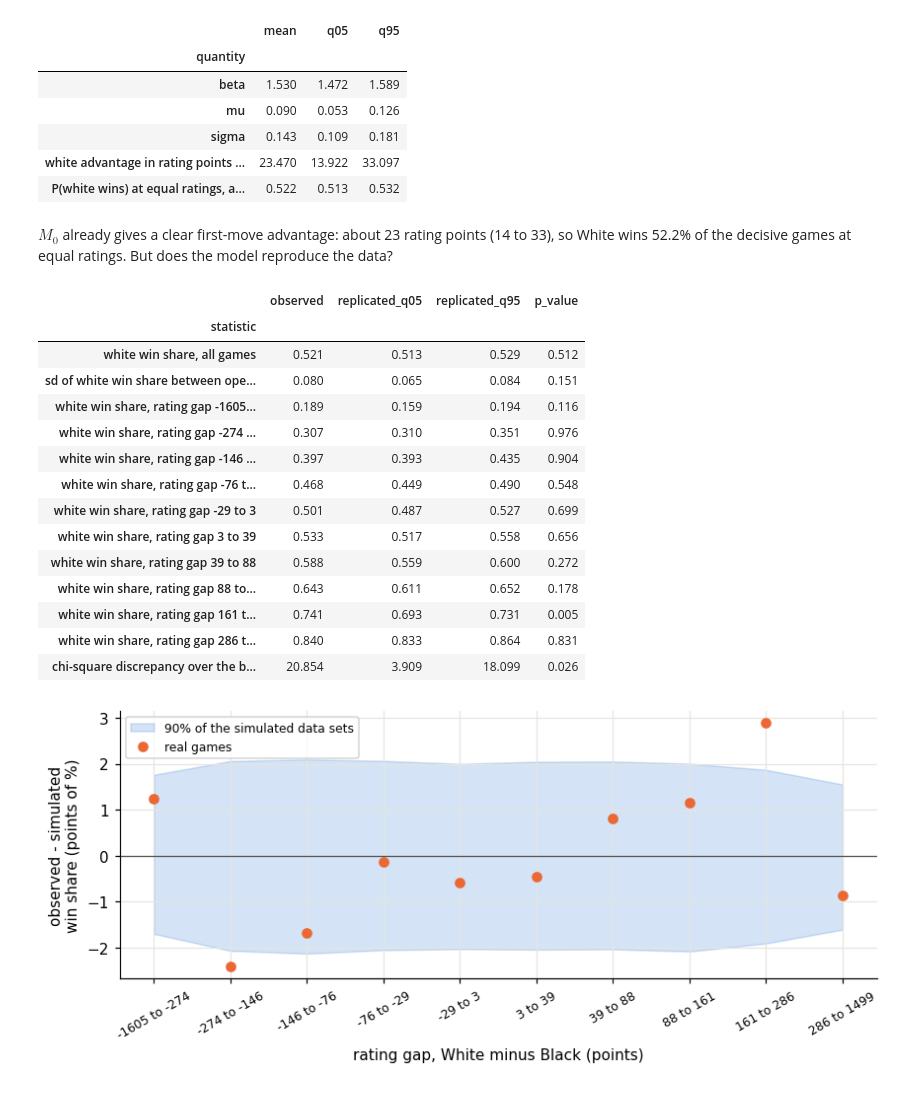
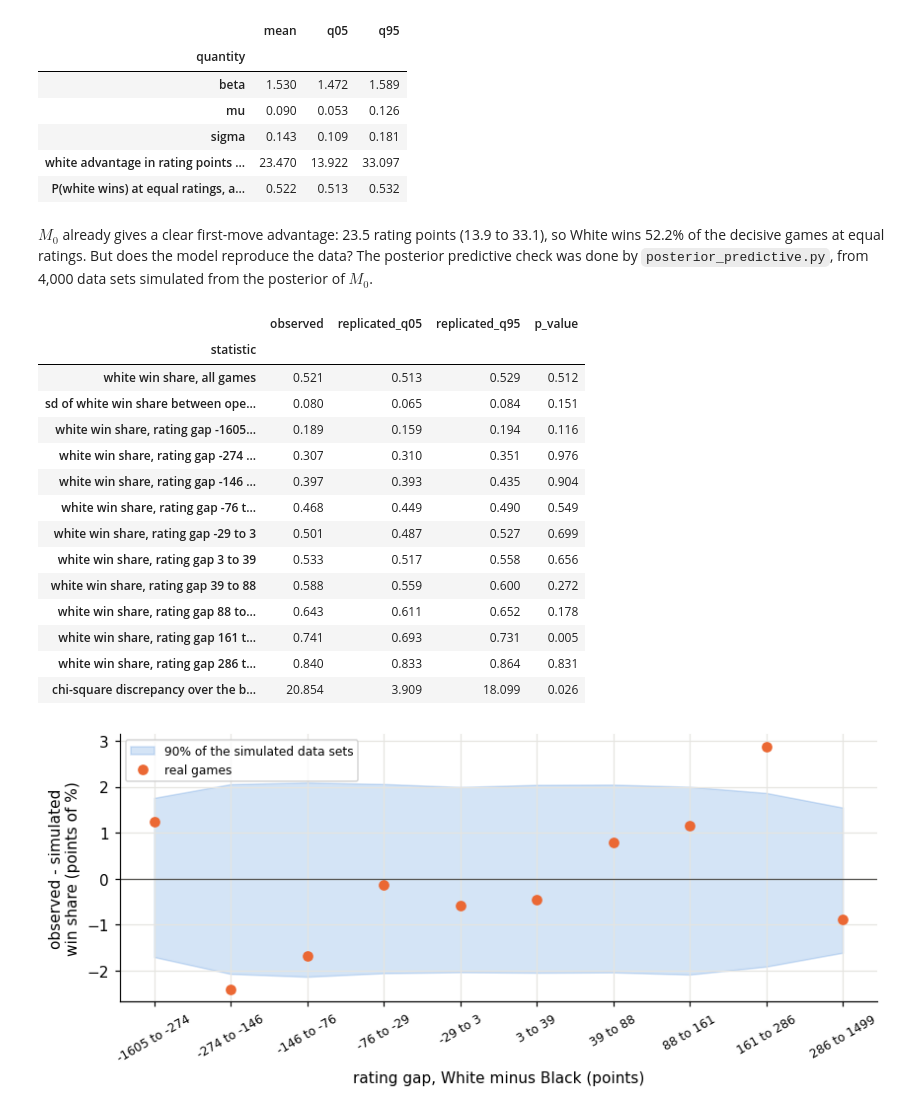
Before and after one commit to widodu77/bayesan-report, a Jupyter notebook: code/chess_analysis.ipynb, the cells around one changed output. Cells and saved outputs as stored; diff of their text form; code cells hidden in the pictures.

```diff
--- a/code/chess_analysis.ipynb
+++ b/code/chess_analysis.ipynb
@@ -31,6 +33,8 @@ import numpy as np
 import pandas as pd
 import matplotlib.pyplot as plt
 from scipy import stats
+
+from rounding import fmt   # the rounding rule of the report and its figures
 
 # colors and plot style
 BLUE, ORANGE, INK, GREY = "#2a78d6", "#eb6834", "#0b0b0b", "#52514e"
@@ -47,6 +51,12 @@ def table(name):
 
 def logistic(x):
     return 1 / (1 + np.exp(-x))
+
+
+def rounded(values, digits, scale=1):
+    """Round a table (or a column) for display exactly as the report rounds its numbers"""
+    return values.map(lambda v: float(fmt(v, digits, scale).replace(",", ""))
+                      if isinstance(v, float) and np.isfinite(v) else v)
 # %% [markdown]
 # 1 - Loading the data
 # %%
@@ -318,19 +328,19 @@ table("posterior_shared").set_index("quantity")[["mean", "q05", "q95"]].round(3)
 | white advantage in rating points ... | 23.470 | 13.922 | 33.097 |
 | P(white wins) at equal ratings, a... | 0.522 | 0.513 | 0.532 |
 # %% [markdown]
-$M_0$ already gives a clear first-move advantage: about 23 rating points (14 to 33), so White wins 52.2% of the decisive games at equal ratings. But does the model reproduce the data?
+$M_0$ already gives a clear first-move advantage: 23.5 rating points (13.9 to 33.1), so White wins 52.2% of the decisive games at equal ratings. But does the model reproduce the data? The posterior predictive check was done by `posterior_predictive.py`, from 4,000 data sets simulated from the posterior of $M_0$.
 # %%
 check_M0 = table("posterior_predictive").set_index("statistic")
-check_M0[["observed", "replicated_q05", "replicated_q95", "p_value"]].round(3)
+check_M0[["observed", "replicated_q05", "replicated_q95", "p_value"]].pipe(rounded, 3)
 # %% [output]
 |  | observed | replicated_q05 | replicated_q95 | p_value |
 | statistic |  |  |  |  |
 | white win share, all games | 0.521 | 0.513 | 0.529 | 0.512 |
 | sd of white win share between ope... | 0.080 | 0.065 | 0.084 | 0.151 |
 | white win share, rating gap -1605... | 0.189 | 0.159 | 0.194 | 0.116 |
 | white win share, rating gap -274 ... | 0.307 | 0.310 | 0.351 | 0.976 |
 | white win share, rating gap -146 ... | 0.397 | 0.393 | 0.435 | 0.904 |
-| white win share, rating gap -76 t... | 0.468 | 0.449 | 0.490 | 0.548 |
+| white win share, rating gap -76 t... | 0.468 | 0.449 | 0.490 | 0.549 |
 | white win share, rating gap -29 to 3 | 0.501 | 0.487 | 0.527 | 0.699 |
 | white win share, rating gap 3 to 39 | 0.533 | 0.517 | 0.558 | 0.656 |
 | white win share, rating gap 39 to 88 | 0.588 | 0.559 | 0.600 | 0.272 |
```
Also changed, not shown: parts of 41 cells of this notebook, 28 other files.
